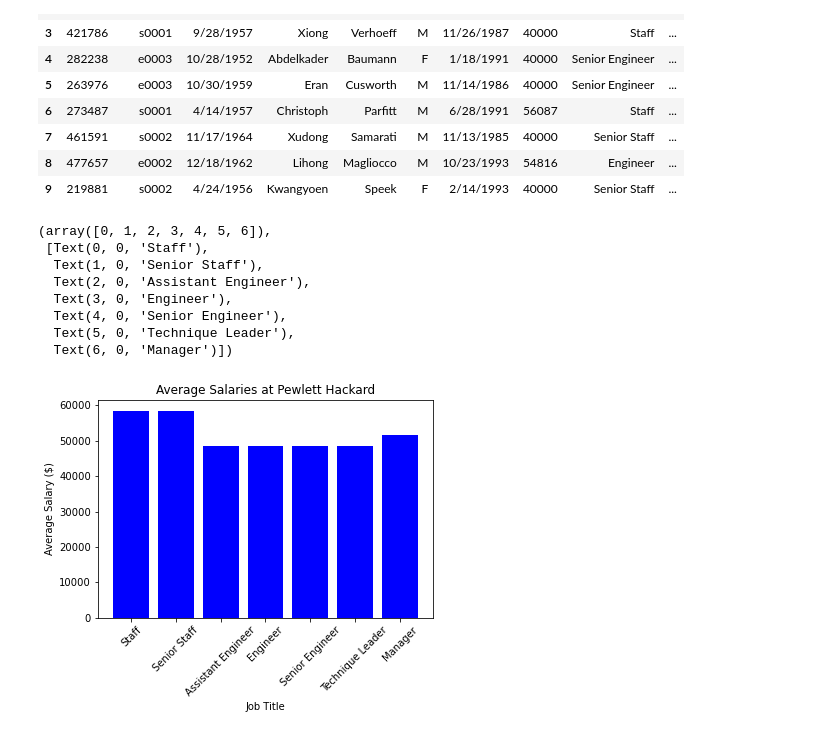
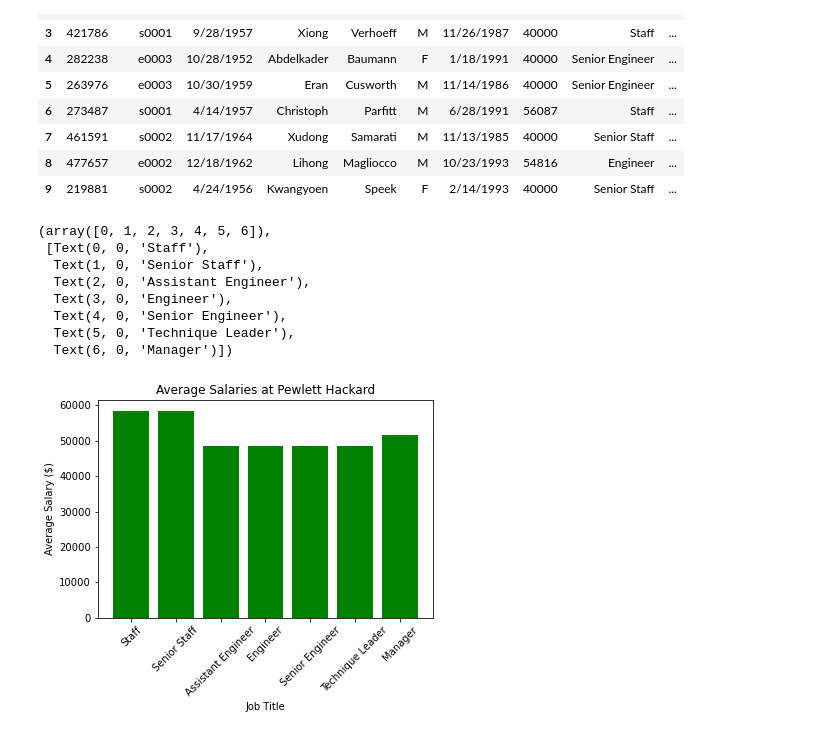
Before and after one commit to EdSpiezio-Runyon/UTSA_09_SQL-Challenge, a Jupyter notebook: Pewlett-Hackard_analysis_Ed_Spiezio-Runyon.ipynb, the cells around one changed output. Drawn from its saved outputs; the diff is of its cells as text; code cells hidden in the pictures.

```diff
--- a/Pewlett-Hackard_analysis_Ed_Spiezio-Runyon.ipynb
+++ b/Pewlett-Hackard_analysis_Ed_Spiezio-Runyon.ipynb
@@ -12,7 +12,7 @@ from password import (username, password)
 # %%
 # Import and access the SQL database (Source: UTSA assignment module 9 supplied code).
 from sqlalchemy import create_engine
-engine = create_engine('postgresql://' + username + ':' + password + '@localhost:5432/EmployeesSQL_db_Ed_Spiezio-Runyon')
+engine = create_engine('postgresql://' + username + ':' + password + '@localhost:5432/EmployeesSQL_db')
 connection = engine.connect()
 # %%
 # Read SQL query results using pandas (source: https://towardsdatascience.com/how-to-convert-sql-query-results-to-a-pandas-dataframe-a50f0d920384).
@@ -184,24 +192,24 @@ employee_final_df.head(10)
 # %%
 # Create a bar chart of average salary by title.
 title = mean_salary_df['title']
 mean_salary = mean_salary_df['mean_salary']
 x_axis = np.arange(len(title))
 
-plt.bar(title, mean_salary, color="b", align="center")
+plt.bar(title, mean_salary, color="g", align="center")
 
 plt.title("Average Salaries at Pewlett Hackard")
 plt.xlabel("Job Title")
 plt.ylabel("Average Salary ($)")
 tick_locations = [value for value in x_axis]
 plt.xticks(tick_locations, title)
 plt.xticks(rotation=45)
 # %% [output]
 (array([0, 1, 2, 3, 4, 5, 6]),
  [Text(0, 0, 'Staff'),
   Text(1, 0, 'Senior Staff'),
   Text(2, 0, 'Assistant Engineer'),
   Text(3, 0, 'Engineer'),
   Text(4, 0, 'Senior Engineer'),
   Text(5, 0, 'Technique Leader'),
   Text(6, 0, 'Manager')])
-[figure, old version]
+[figure, new version]
```
Also changed, not shown: parts of 4 cells of this notebook, 4 other files.
